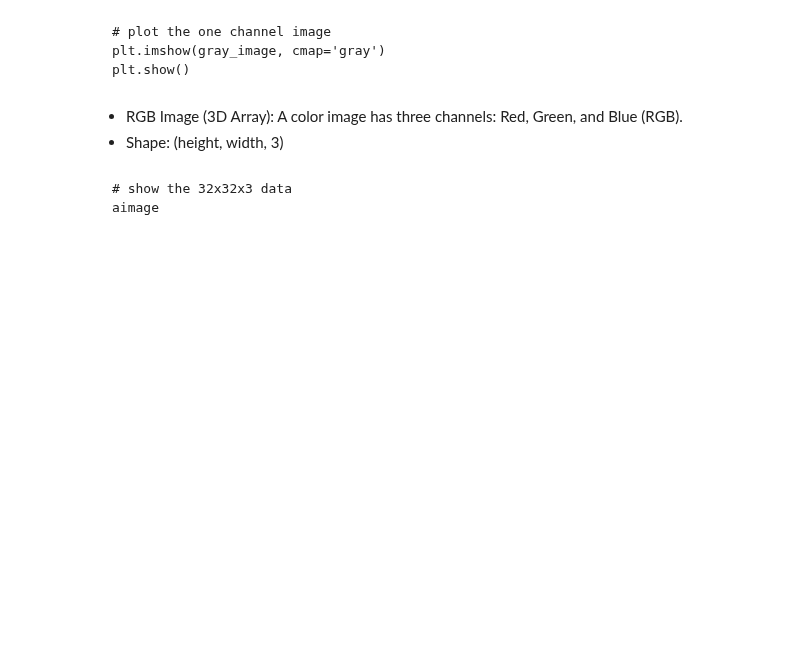
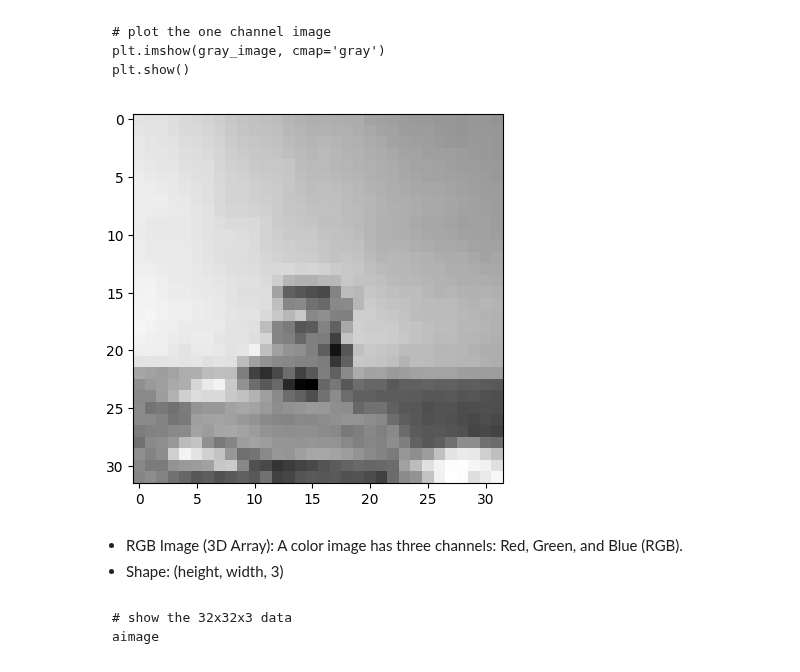
Before and after one commit to dornercr/INFO371, a Jupyter notebook: INFO371_week8_NN_image_classification_allMarkdown.ipynb, the cells around one changed output. Cells and saved outputs as stored; diff of their text form; code cells hidden in the pictures; blank space fills up the shorter version.

````diff
--- a/INFO371_week8_NN_image_classification_allMarkdown.ipynb
+++ b/INFO371_week8_NN_image_classification_allMarkdown.ipynb
@@ -58,6 +96,11 @@ gray_image
 plt.imshow(gray_image, cmap='gray')
 plt.show()
 ```
+# %%
+plt.imshow(gray_image, cmap='gray')
+plt.show()
+# %% [output]
+[figure, added]
 # %% [markdown]
 - RGB Image (3D Array): A color image has three channels: Red, Green, and Blue (RGB).
 - Shape: (height, width, 3)
````
Also changed, not shown: parts of 31 cells of this notebook.
